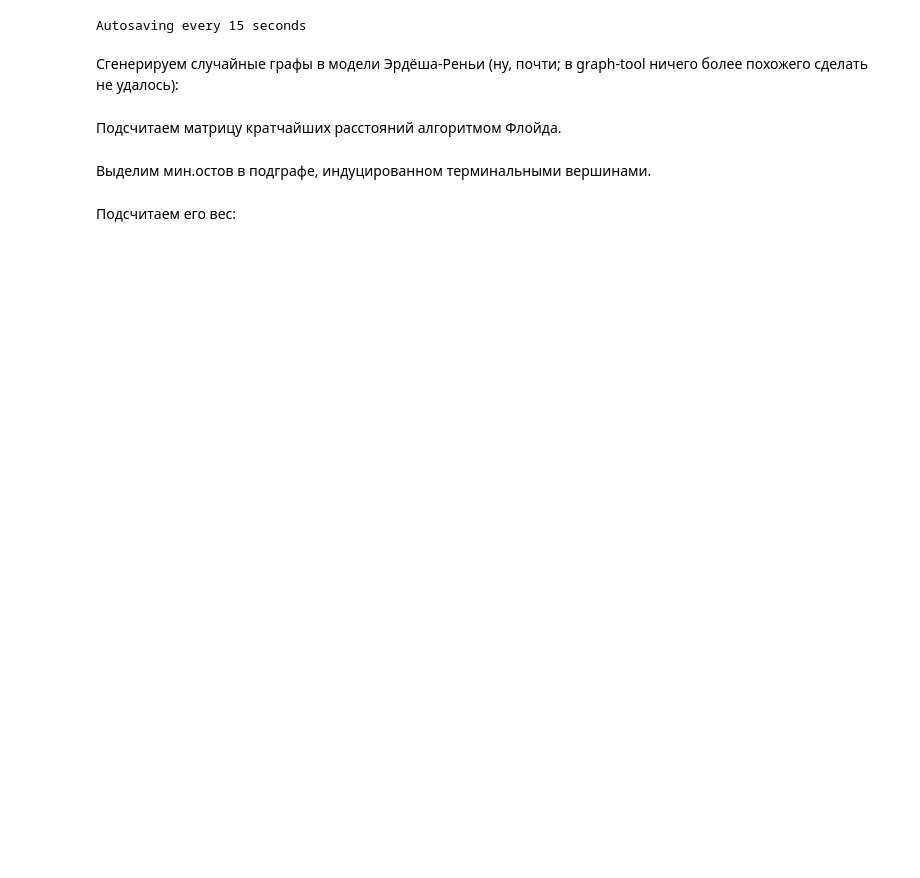
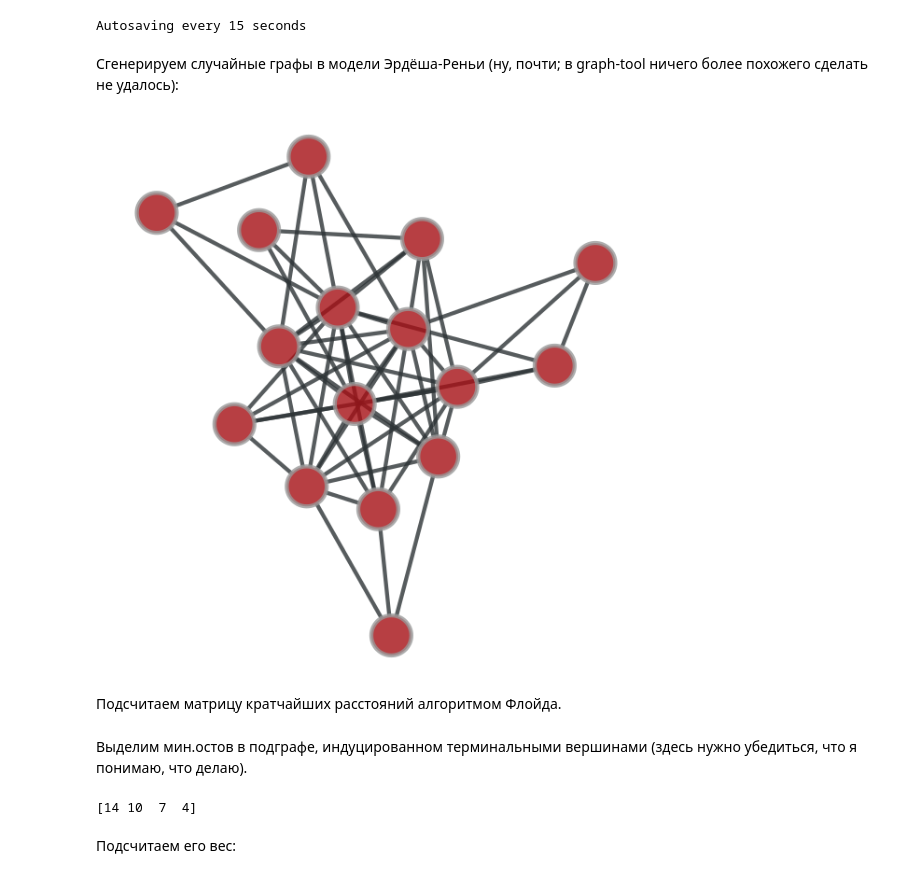
Before and after one commit to ivanov-v-v/SteinerTree, a Jupyter notebook: notebooks/SteinerTree.ipynb, the cells around one changed output. Saved outputs shown, nothing was run; the diff lists cells and outputs as text; code cells hidden in the pictures; blank space fills up the shorter version.

```diff
--- a/notebooks/SteinerTree.ipynb
+++ b/notebooks/SteinerTree.ipynb
@@ -20,3 +20,20 @@ G = gt.random_graph(n, lambda: np.random.poisson(n * p), directed=False);
+# %%
+n, k, p = 16, 4, 0.5
+# G = gt.Graph(directed=False)
+# w = G.new_edge_property("double")
+# c = G.new_vertex_property("string")
+# for i in range(n):
+#     v = G.add_vertex()
+#     c[v] = "blue" if i == 0 else "red"
+# G.vertex_properties["fill_color"] = c
+# for i in range(1, n):
+#     w[G.add_edge(0, i)] = 1
+#     w[G.add_edge(i, max(1, (i + 1) % n))] = 2
+# gt.graph_draw(G, vertex_fill_color=c);
+G = gt.random_graph(n, lambda: np.random.poisson(n * p), directed=False);
+gt.graph_draw(G);
+# %% [output]
+[figure, added]
 # %% [markdown]
 Подсчитаем матрицу кратчайших расстояний алгоритмом Флойда.
 # %%
@@ -27,19 +44,22 @@ sd_a = np.vstack([
     [sd[v] for v in G.vertices()]
 ])
 # %% [markdown]
-Выделим мин.остов в подграфе, индуцированном терминальными вершинами.
+Выделим мин.остов в подграфе, индуцированном терминальными вершинами (здесь нужно убедиться, что я понимаю, что делаю).
 # %%
 KG = gt.complete_graph(n, directed=False)
 sd_w = KG.new_edge_property("double")
 for e in KG.edges():
     u, v = int(e.source()), int(e.target())
     sd_w[e] = sd_a[u, v]
-V0 = np.array([1, 3, 7, 9])
+V0 = np.random.choice(np.arange(n), k)
+print(V0)
 V0_vfilt = G.new_vertex_property("bool")
 V0_vfilt.a[V0] = True
-KG_V0_induced = gt.GraphView(KG, vfilt=V0_vfilt)
+KG_V0_induced = gt.GraphView(KG, vfilt=V0_vfilt.a)
 KG_V0_w = KG_V0_induced.new_vertex_property("double")
 MST = gt.min_spanning_tree(KG_V0_induced, weights=sd_w)
+# %% [output]
+[14 10  7  4]
 # %% [markdown]
 Подсчитаем его вес:
 # %%
```
Also changed, not shown: parts of 5 cells of this notebook.
